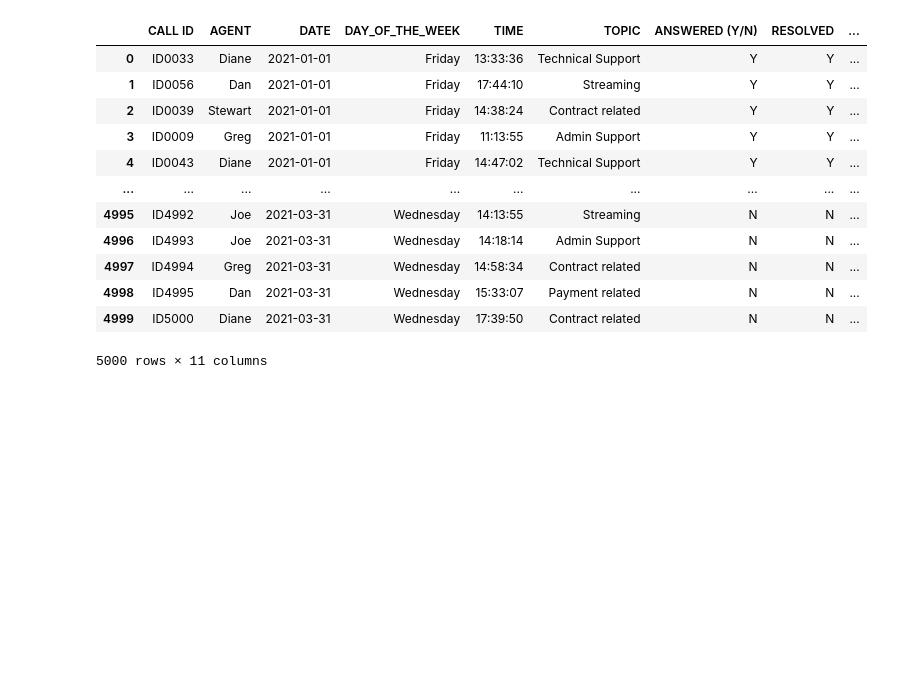
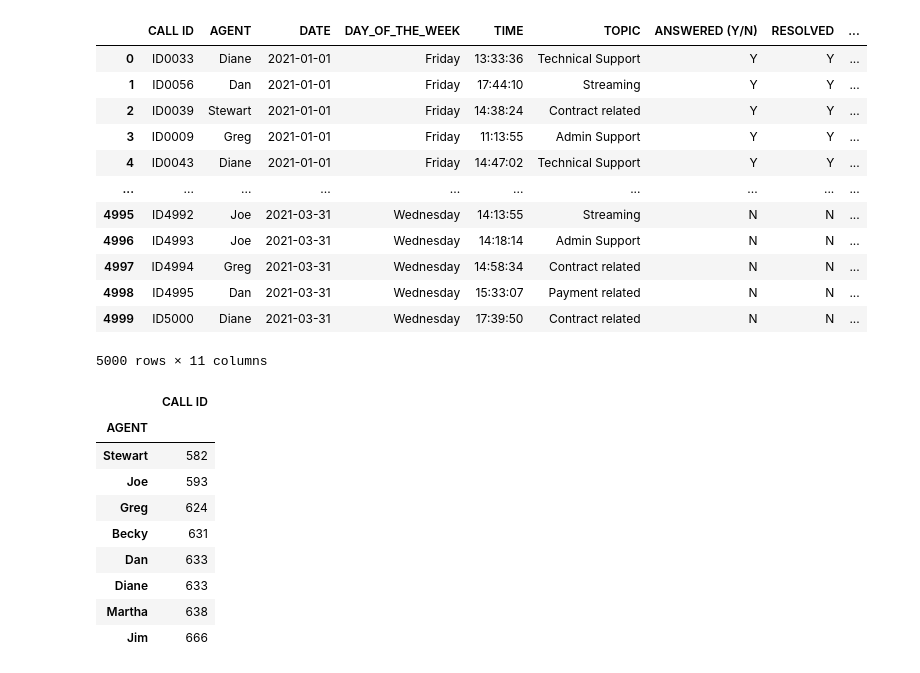
Before and after one commit to PABLOXAVIERMENDEZ/Proyecto_EDA_Pablo_Mendez, a Jupyter notebook: 4- Estadística descriptiva & As Is de los datos.ipynb, the cells around one changed output. Drawn from its saved outputs; the diff is of its cells as text; code cells hidden in the pictures; blank space fills up the shorter version.

```diff
--- a/4- Estadística descriptiva & As Is de los datos.ipynb
+++ b/4- Estadística descriptiva & As Is de los datos.ipynb
@@ -201,3 +201,16 @@ Telecom
 | 4998 | ID4995 | Dan | 2021-03-31 | Wednesday | 15:33:07 | Payment related | N | N | ... |
 | 4999 | ID5000 | Diane | 2021-03-31 | Wednesday | 17:39:50 | Contract related | N | N | ... |
 5000 rows × 11 columns
+# %%
+pd.pivot_table(Telecom, values='CALL ID', index='AGENT', aggfunc='count', sort=True).sort_values(by='CALL ID')
+# %% [output]
+|  | CALL ID |
+| AGENT |  |
+| Stewart | 582 |
+| Joe | 593 |
+| Greg | 624 |
+| Becky | 631 |
+| Dan | 633 |
+| Diane | 633 |
+| Martha | 638 |
+| Jim | 666 |
```
Also changed, not shown: parts of 1 cell of this notebook.
